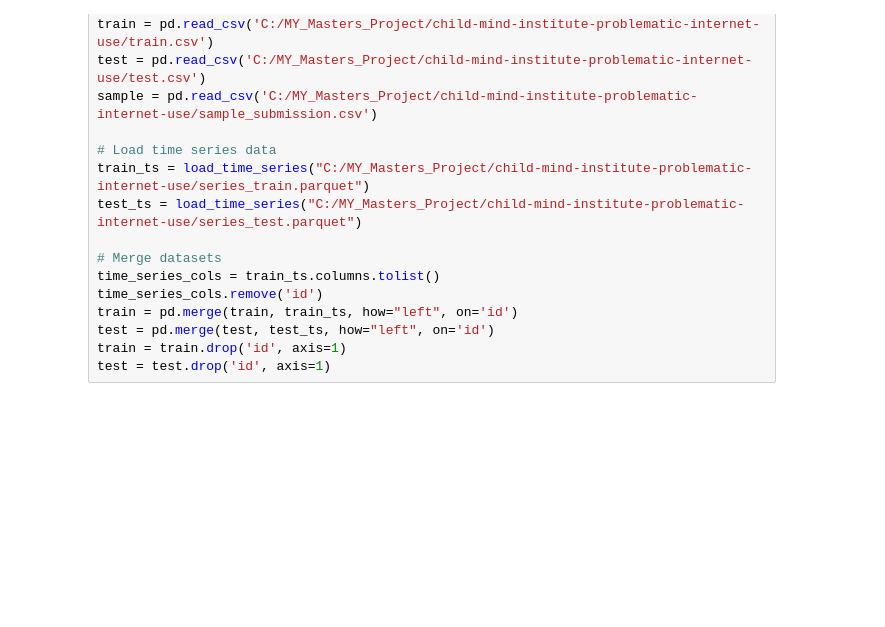
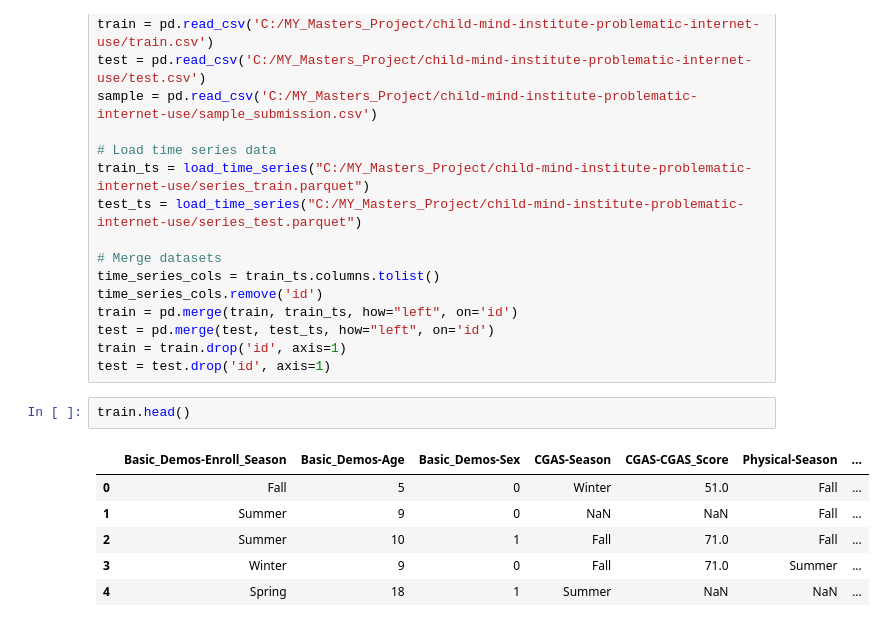
Before and after one commit to Sravankumar3/Masters_project, a Jupyter notebook: problematic_internet_use_prediction.ipynb, the cells around one changed output. Drawn from its saved outputs; the diff is of its cells as text; blank space fills up the shorter version.

Commit message:
datafram

```diff
--- a/problematic_internet_use_prediction.ipynb
+++ b/problematic_internet_use_prediction.ipynb
@@ -45,3 +45,12 @@ train = pd.merge(train, train_ts, how="left", on='id')
 test = pd.merge(test, test_ts, how="left", on='id')
 train = train.drop('id', axis=1)
 test = test.drop('id', axis=1)
+# %%
+train.head()
+# %% [output]
+|  | Basic_Demos-Enroll_Season | Basic_Demos-Age | Basic_Demos-Sex | CGAS-Season | CGAS-CGAS_Score | Physical-Season | ... |
+| 0 | Fall | 5 | 0 | Winter | 51.0 | Fall | ... |
+| 1 | Summer | 9 | 0 | NaN | NaN | Fall | ... |
+| 2 | Summer | 10 | 1 | Fall | 71.0 | Fall | ... |
+| 3 | Winter | 9 | 0 | Fall | 71.0 | Summer | ... |
+| 4 | Spring | 18 | 1 | Summer | NaN | NaN | ... |
```
Also changed, not shown: parts of 5 cells of this notebook.
